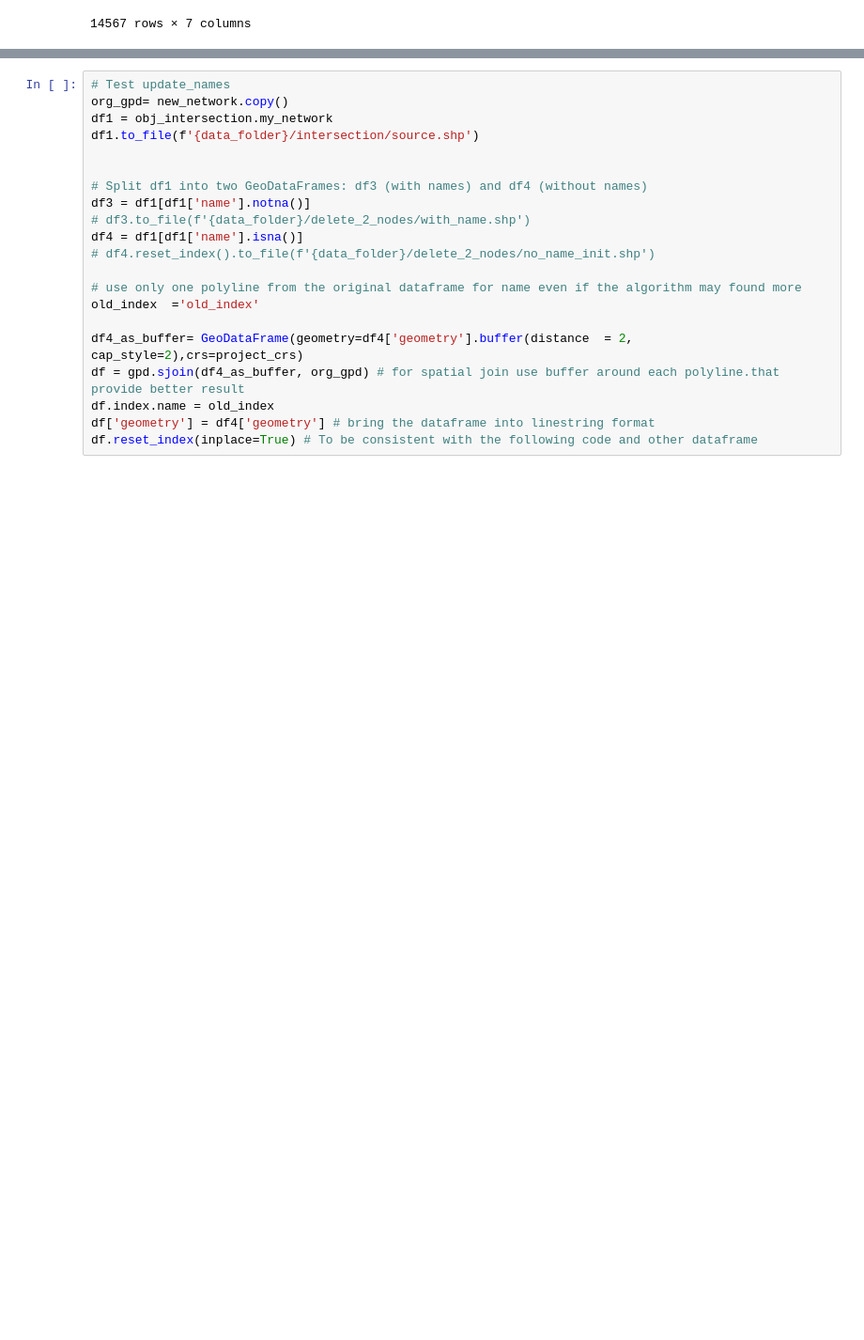
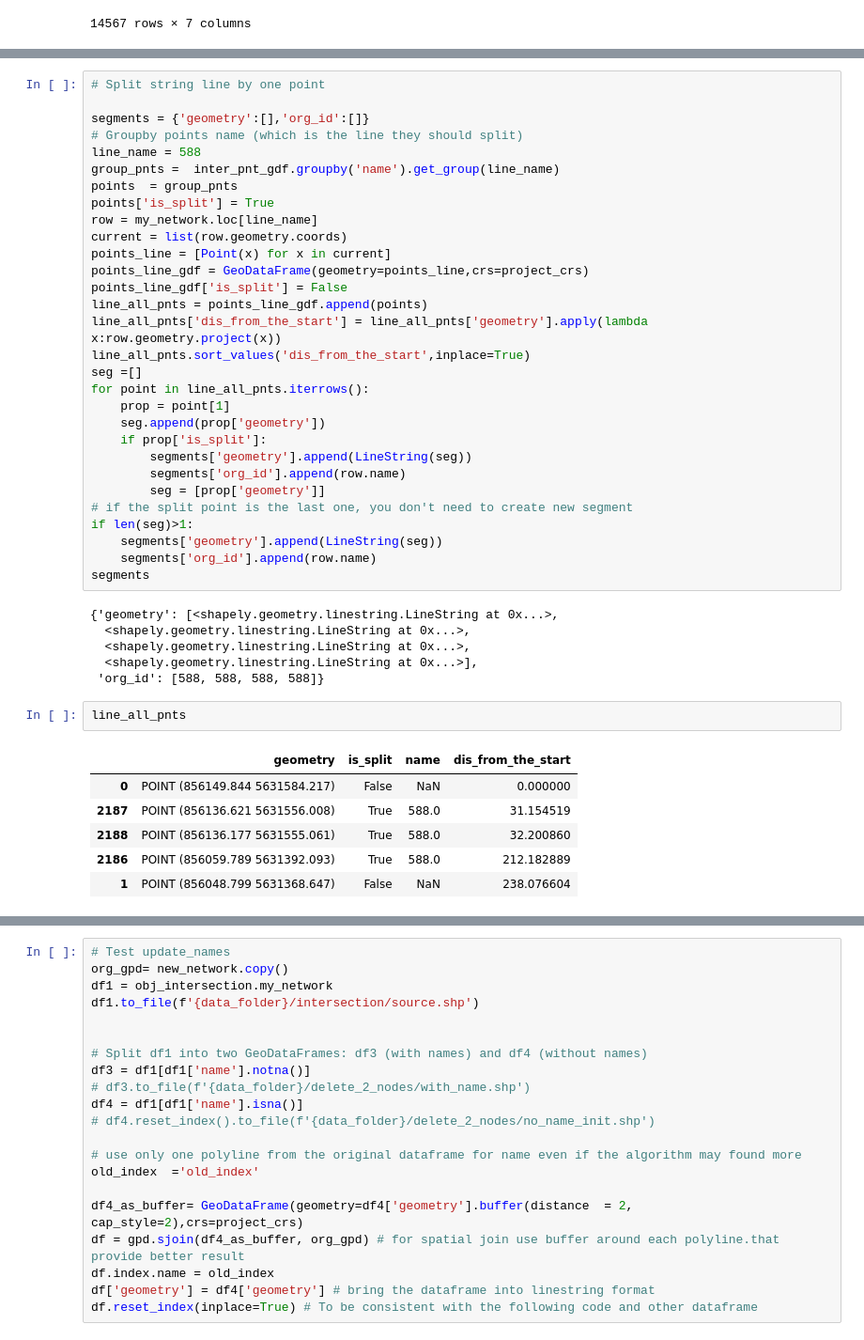
Before and after one commit to achic19/SOD0, a Jupyter notebook: Code/notebooks/topology.ipynb, the cells around one changed output, grey strips where cells are left out. Shown at 94% size. Saved outputs shown, nothing was run; the diff lists cells and outputs as text; blank space fills up the shorter version.

```diff
--- a/Code/notebooks/topology.ipynb
+++ b/Code/notebooks/topology.ipynb
@@ -406,0 +445,45 @@ obj_intersection.my_network.reset_index().to_file(f'{data_folder}/delete_2_nodes
+# %%
+# Split string line by one point
+
+segments = {'geometry':[],'org_id':[]}
+# Groupby points name (which is the line they should split)
+line_name = 588
+group_pnts =  inter_pnt_gdf.groupby('name').get_group(line_name)
+points  = group_pnts
+points['is_split'] = True
+row = my_network.loc[line_name]
+current = list(row.geometry.coords)
+points_line = [Point(x) for x in current]
+points_line_gdf = GeoDataFrame(geometry=points_line,crs=project_crs)
+points_line_gdf['is_split'] = False
+line_all_pnts = points_line_gdf.append(points)
+line_all_pnts['dis_from_the_start'] = line_all_pnts['geometry'].apply(lambda x:row.geometry.project(x))
+line_all_pnts.sort_values('dis_from_the_start',inplace=True)
+seg =[]
+for point in line_all_pnts.iterrows():
+    prop = point[1]
+    seg.append(prop['geometry'])
+    if prop['is_split']:
+        segments['geometry'].append(LineString(seg))
+        segments['org_id'].append(row.name)
+        seg = [prop['geometry']]
+# if the split point is the last one, you don't need to create new segment
+if len(seg)>1:
+    segments['geometry'].append(LineString(seg))
+    segments['org_id'].append(row.name)
+segments
+# %% [output]
+{'geometry': [<shapely.geometry.linestring.LineString at 0x...>,
+  <shapely.geometry.linestring.LineString at 0x...>,
+  <shapely.geometry.linestring.LineString at 0x...>,
+  <shapely.geometry.linestring.LineString at 0x...>],
+ 'org_id': [588, 588, 588, 588]}
+# %%
+line_all_pnts
+# %% [output]
+|  | geometry | is_split | name | dis_from_the_start |
+| 0 | POINT (856149.844 5631584.217) | False | NaN | 0.000000 |
+| 2187 | POINT (856136.621 5631556.008) | True | 588.0 | 31.154519 |
+| 2188 | POINT (856136.177 5631555.061) | True | 588.0 | 32.200860 |
+| 2186 | POINT (856059.789 5631392.093) | True | 588.0 | 212.182889 |
+| 1 | POINT (856048.799 5631368.647) | False | NaN | 238.076604 |
```
Also changed, not shown: parts of 7 cells of this notebook, 1 other file.
